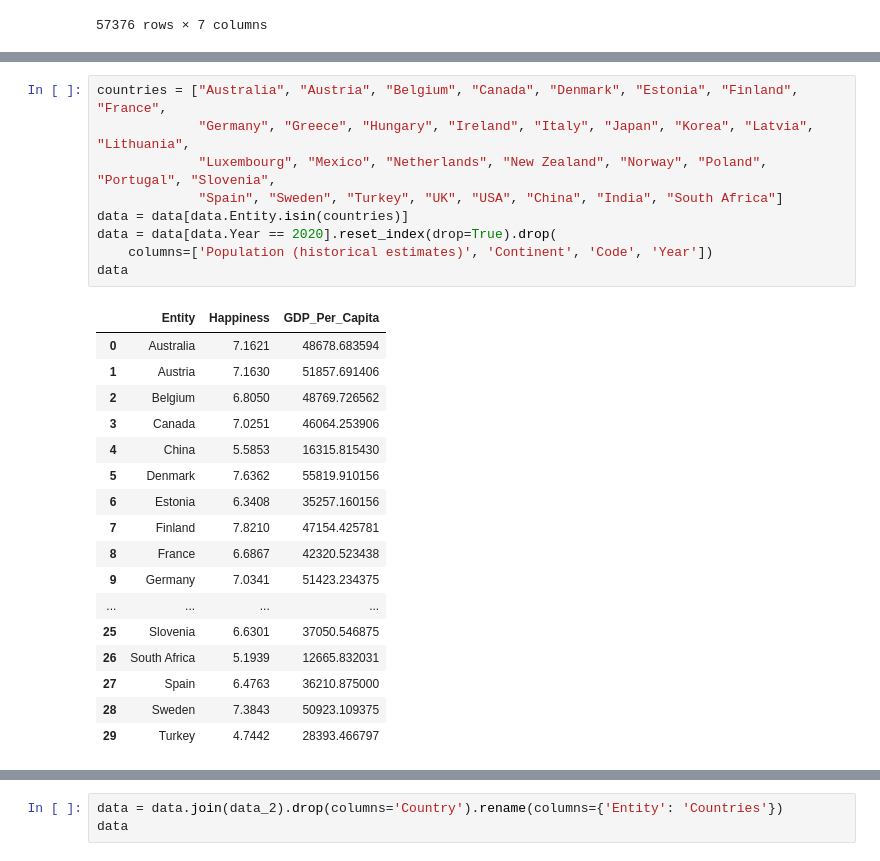
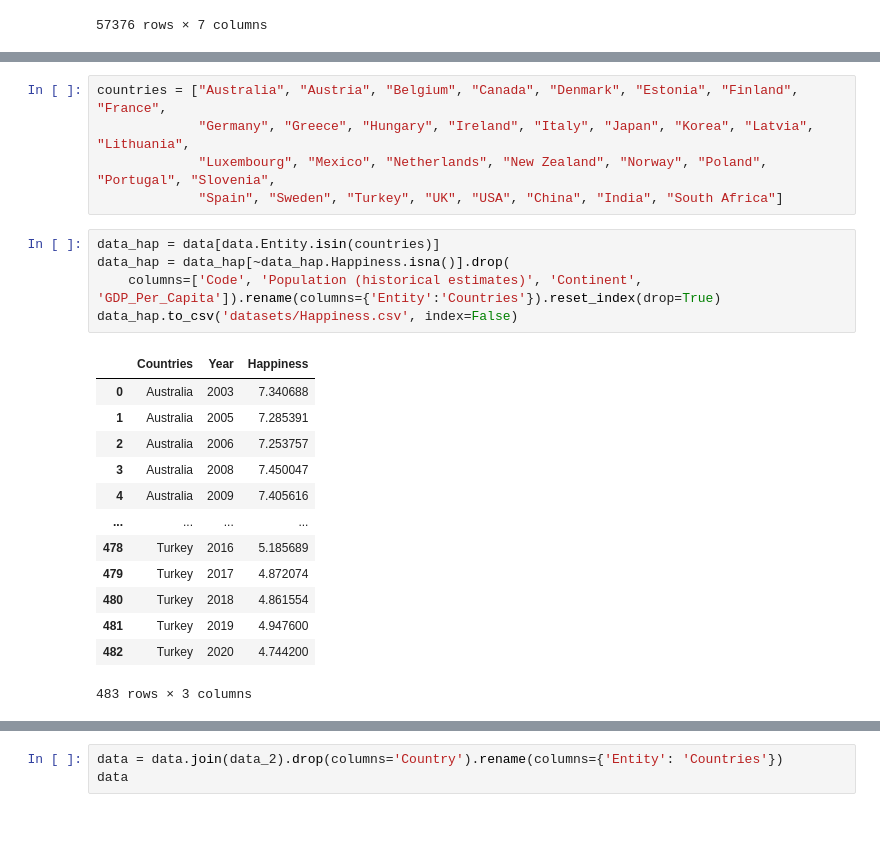
Before and after one commit to lmcosta98/Work2_EM, a Jupyter notebook: clean_happiness.ipynb, the cells around one changed output, grey strips where cells are left out. Cells and saved outputs as stored; diff of their text form; blank space fills up the shorter version.

```diff
--- a/clean_happiness.ipynb
+++ b/clean_happiness.ipynb
@@ -45,25 +45,22 @@ countries = ["Australia", "Austria", "Belgium", "Canada", "Denmark", "Estonia",
              "Germany", "Greece", "Hungary", "Ireland", "Italy", "Japan", "Korea", "Latvia", "Lithuania",
              "Luxembourg", "Mexico", "Netherlands", "New Zealand", "Norway", "Poland", "Portugal", "Slovenia",
              "Spain", "Sweden", "Turkey", "UK", "USA", "China", "India", "South Africa"]
-data = data[data.Entity.isin(countries)]
-data = data[data.Year == 2020].reset_index(drop=True).drop(
-    columns=['Population (historical estimates)', 'Continent', 'Code', 'Year'])
-data
-# %% [output]
-|  | Entity | Happiness | GDP_Per_Capita |
-| 0 | Australia | 7.1621 | 48678.683594 |
-| 1 | Austria | 7.1630 | 51857.691406 |
-| 2 | Belgium | 6.8050 | 48769.726562 |
-| 3 | Canada | 7.0251 | 46064.253906 |
-| 4 | China | 5.5853 | 16315.815430 |
-| 5 | Denmark | 7.6362 | 55819.910156 |
-| 6 | Estonia | 6.3408 | 35257.160156 |
-| 7 | Finland | 7.8210 | 47154.425781 |
-| 8 | France | 6.6867 | 42320.523438 |
-| 9 | Germany | 7.0341 | 51423.234375 |
-| ... | ... | ... | ... |
-| 25 | Slovenia | 6.6301 | 37050.546875 |
-| 26 | South Africa | 5.1939 | 12665.832031 |
-| 27 | Spain | 6.4763 | 36210.875000 |
-| 28 | Sweden | 7.3843 | 50923.109375 |
-| 29 | Turkey | 4.7442 | 28393.466797 |
+# %%
+data_hap = data[data.Entity.isin(countries)]
+data_hap = data_hap[~data_hap.Happiness.isna()].drop(
+    columns=['Code', 'Population (historical estimates)', 'Continent', 'GDP_Per_Capita']).rename(columns={'Entity':'Countries'}).reset_index(drop=True)
+data_hap.to_csv('datasets/Happiness.csv', index=False)
+# %% [output]
+|  | Countries | Year | Happiness |
+| 0 | Australia | 2003 | 7.340688 |
+| 1 | Australia | 2005 | 7.285391 |
+| 2 | Australia | 2006 | 7.253757 |
+| 3 | Australia | 2008 | 7.450047 |
+| 4 | Australia | 2009 | 7.405616 |
+| ... | ... | ... | ... |
+| 478 | Turkey | 2016 | 5.185689 |
+| 479 | Turkey | 2017 | 4.872074 |
+| 480 | Turkey | 2018 | 4.861554 |
+| 481 | Turkey | 2019 | 4.947600 |
+| 482 | Turkey | 2020 | 4.744200 |
+483 rows × 3 columns
```
Also changed, not shown: parts of 2 cells of this notebook, 6 other files.
